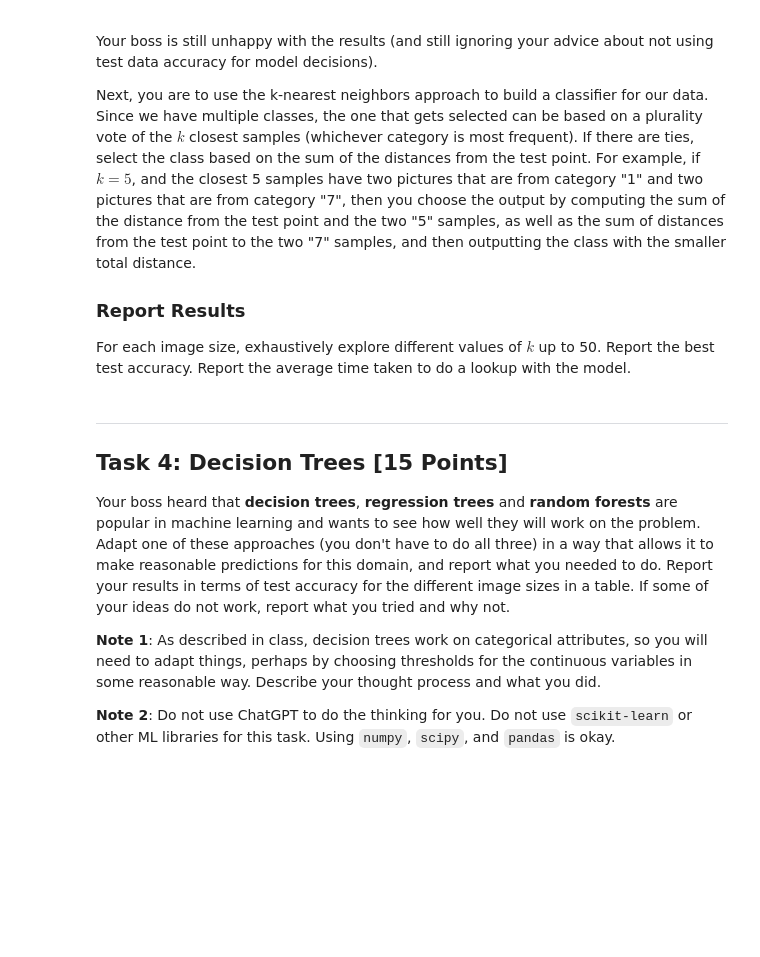
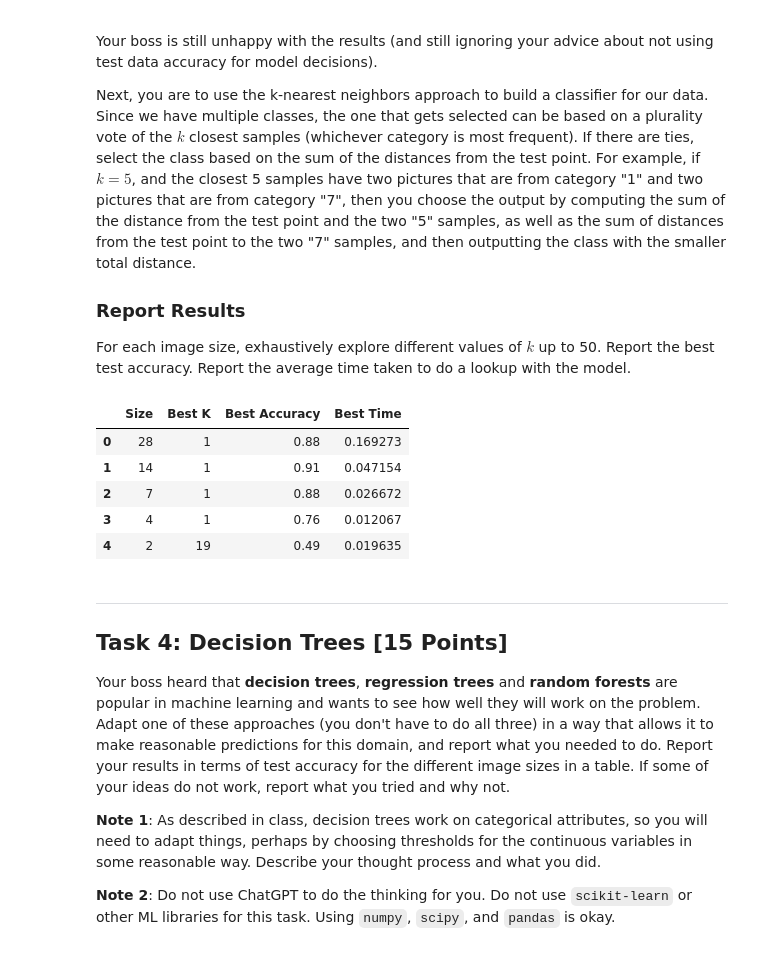
Before and after one commit to codlam26/CSE-351-Project, a Jupyter notebook: ML/MNIST.ipynb, the cells around one changed output. Drawn from its saved outputs; the diff is of its cells as text; code cells hidden in the pictures; blank space fills up the shorter version.

```diff
--- a/ML/MNIST.ipynb
+++ b/ML/MNIST.ipynb
@@ -132,6 +127,7 @@ However, since in MNIST there are multiple classes (10 digits, not just 2), we n
 Report the test accuracy for OvR and OvO, for each of the input image sizes, 28x28, 14x14, 7x7, 4x4, 2x2. A table may be helpful. Also report any interesting observations.
 # %%
 import random
+import pandas as pd
 
 # Organize the data based on the digits 0-9
 def organize_data(images, labels):
@@ -192,8 +188,8 @@ def flatten_images(images):
 def training_ovr(x_train, y_train):
   classifiers = {}
   for i in range(10):
-    idx = np.where(y_train == i, 1, -1)
-    w, b = linear_regression(x_train, y_train)
+    y_binary = np.where(y_train == i, 1, -1)
+    w, b = linear_regression(x_train, y_binary)
     classifiers[i] = (w, b)
   return classifiers
 
@@ -221,9 +217,9 @@ def training_ovo(x_train, y_train):
 
 # After training the data using OvO, return its predictions
 def predict_ovo(x_test, classifiers):
-  votes = np.zeros(x_test.shape[0], 10)
+  votes = np.zeros((x_test.shape[0], 10))
   for (i, j), (w, b) in classifiers.items():
-    preds = np.sign(np.dot(w, x_test) + b)
+    preds = np.sign((x_test @ w + b))
     for index, pred in enumerate(preds):
       if pred > 0:
           votes[index, i] += 1
@@ -240,12 +236,15 @@ for size in sizes:
   # Get the training, val and test data based on the sizes
   train_x, train_y, val_x, val_y, test_x, test_y = preprocess_data(size)
 
+  # Flatten all the images
   train_x_flat = flatten_images(train_x)
   val_x_flat = flatten_images(val_x)
   test_x_flat = flatten_images(test_x)
+
   # Using OvR
   ovr_classifiers = training_ovr(train_x_flat, train_y)
   ovr_preds = predict_ovr(test_x_flat, ovr_classifiers)
+
   # Using OvO
   ovo_classifiers = training_ovo(train_x_flat, train_y)
   ovo_preds = predict_ovo(test_x_flat, ovo_classifiers)
@@ -255,5 +254,6 @@ for size in sizes:
   ovo_accuracy = np.mean(ovo_preds == test_y)
   results.append((size, ovr_accuracy, ovo_accuracy))
 
-print(results)
+results_df = pd.DataFrame(results, columns=["Size", "OvR Accuracy", "OvO Accuracy"])
+results_df
 # %% [output]
@@ -312,3 +351,80 @@ def kNN(data, labels, k):
+# %%
+import time
+
+# Function to compute the Euclidean distance
+def euclidean_distance(x1, x2):
+  # return np.sqrt(np.sum((x1 - x2)**2))
+  return np.linalg.norm(x1 - x2)
+
+# Function to predict a single test sample
+def knn_predict(train_x, labels, x_test, k):
+  # Compute all the distances
+  distances = np.linalg.norm(train_x - x_test, axis=1)
+  # Get the k nearest neighbor indices
+  nearest_indices = np.argsort(distances)[:k]
+  nearest_labels = labels[nearest_indices]
+
+  # Count the occurrences
+  unique, counts = np.unique(nearest_labels, return_counts=True)
+  max_count = np.max(counts)
+  max_indices = np.where(counts == max_count)[0]
+  if len(max_indices) == 1:
+    return unique[max_indices[0]]
+  else:
+      # Ties break into smaller total distances
+      sums = {}
+      for label in max_indices:
+        indices = nearest_indices[nearest_labels == label]
+        sum = np.sum(distances[indices])
+        sums[label] = sum
+      return min(sums, key=sums.get)
+
+# The knn classifier
+def knn_classifier(train_x, train_y, test_x, k):
+  predictions = []
+  for x_test in test_x:
+    prediction = knn_predict(train_x, train_y, x_test, k)
+    predictions.append(prediction)
+  return np.array(predictions)
+
+sizes = [28, 14, 7, 4, 2]
+knn_results = []
+
+for size in sizes:
+  # Get the training, val and test data based on the sizes
+  train_x, train_y, val_x, val_y, test_x, test_y = preprocess_data(size)
+
+  # Flatten the images
+  train_x_flat = flatten_images(train_x)
+  test_x_flat = flatten_images(test_x)
+
+  best_accuracy = 0
+  best_k = None
+  best_time = None
+
+  for k in range(1, 51):
+    start_time = time.time()
+    preds = knn_classifier(train_x_flat, train_y, test_x_flat, k)
+    end_time = time.time()
+    curr_accuracy = np.mean(preds == test_y)
+
+    # If the current accuracy in better then best accurancy
+    if curr_accuracy > best_accuracy:
+      best_accuracy = curr_accuracy
+      best_k = k
+      best_time = end_time - start_time
+
+  knn_results.append((size, best_k, best_accuracy,best_time))
+
+knn_results_df = pd.DataFrame(knn_results, columns=["Size", "Best K", "Best Accuracy", "Best Time"])
+knn_results_df
+# %% [output]
+|  | Size | Best K | Best Accuracy | Best Time |
+| 0 | 28 | 1 | 0.88 | 0.169273 |
+| 1 | 14 | 1 | 0.91 | 0.047154 |
+| 2 | 7 | 1 | 0.88 | 0.026672 |
+| 3 | 4 | 1 | 0.76 | 0.012067 |
+| 4 | 2 | 19 | 0.49 | 0.019635 |
 # %% [markdown]
 ---
 ## Task 4: Decision Trees [15 Points]
```
Also changed, not shown: parts of 5 cells of this notebook.
